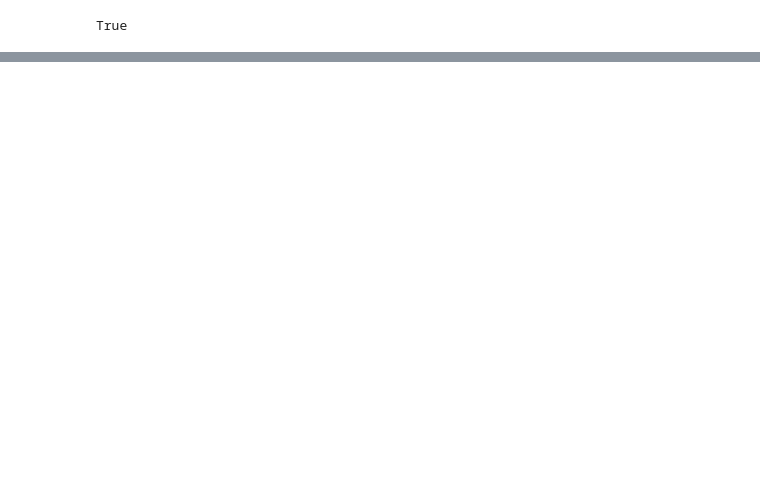
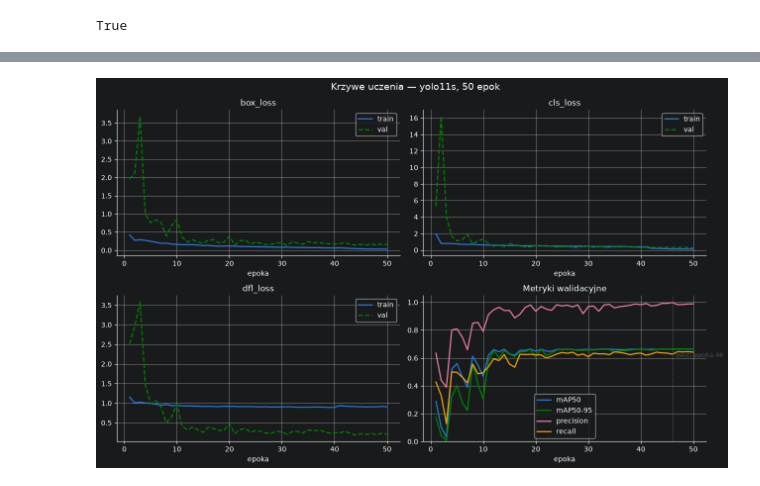
Before and after one commit to lob4/helmet_detector, a Jupyter notebook: helmets_v1.ipynb, the cells around one changed output, grey strips where cells are left out. Cells and saved outputs as stored; diff of their text form; code cells hidden in the pictures; blank space fills up the shorter version.

```diff
--- a/helmets_v1.ipynb
+++ b/helmets_v1.ipynb
@@ -156,0 +185,4 @@ plt.show()
+# %%
+plot_learning_curves("runs/detect/train-2/results.csv", title="Krzywe uczenia — yolo11s, 50 epok");
+# %% [output]
+[figure, added]
```
Also changed, not shown: parts of 17 cells of this notebook, 3 other files.
